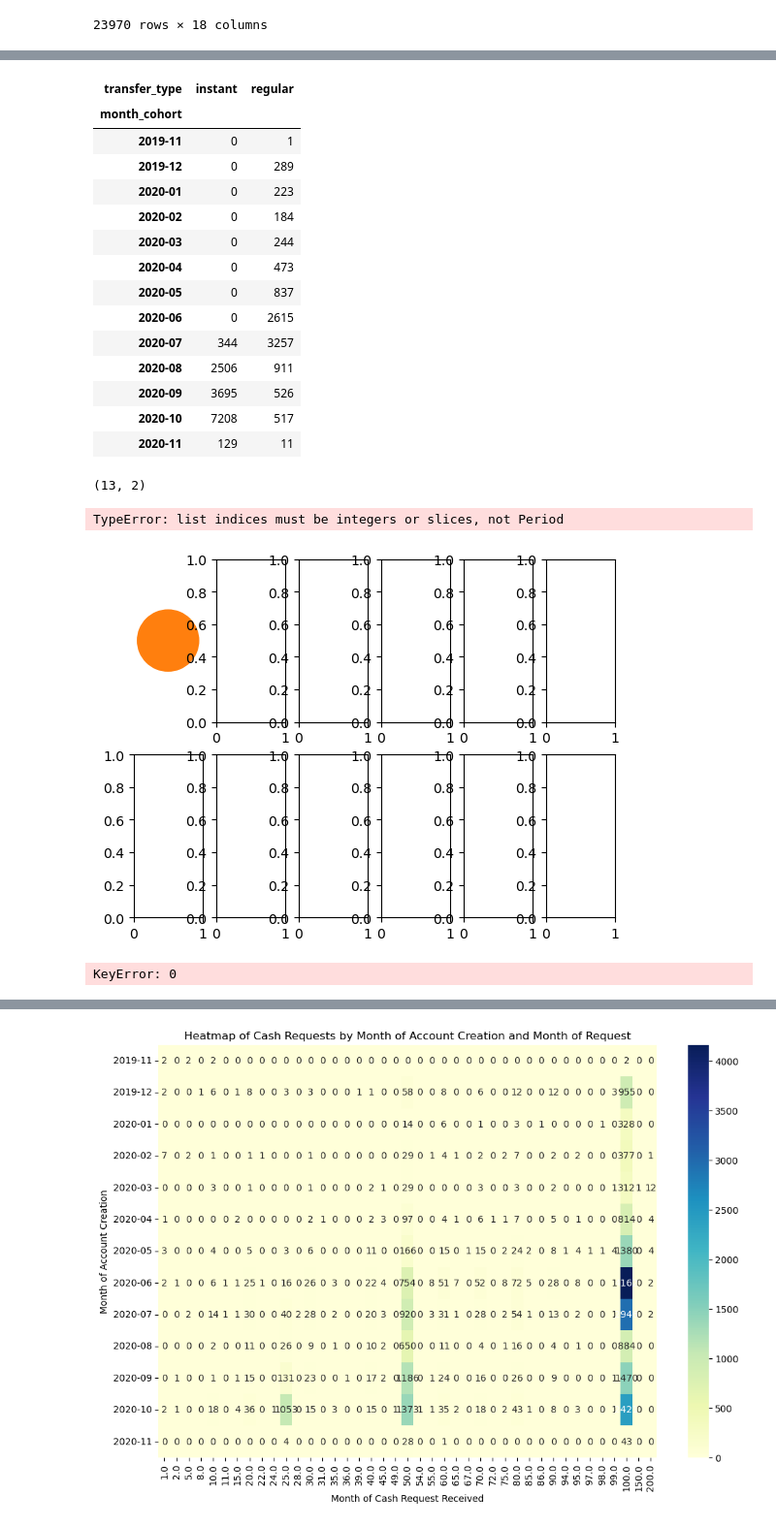
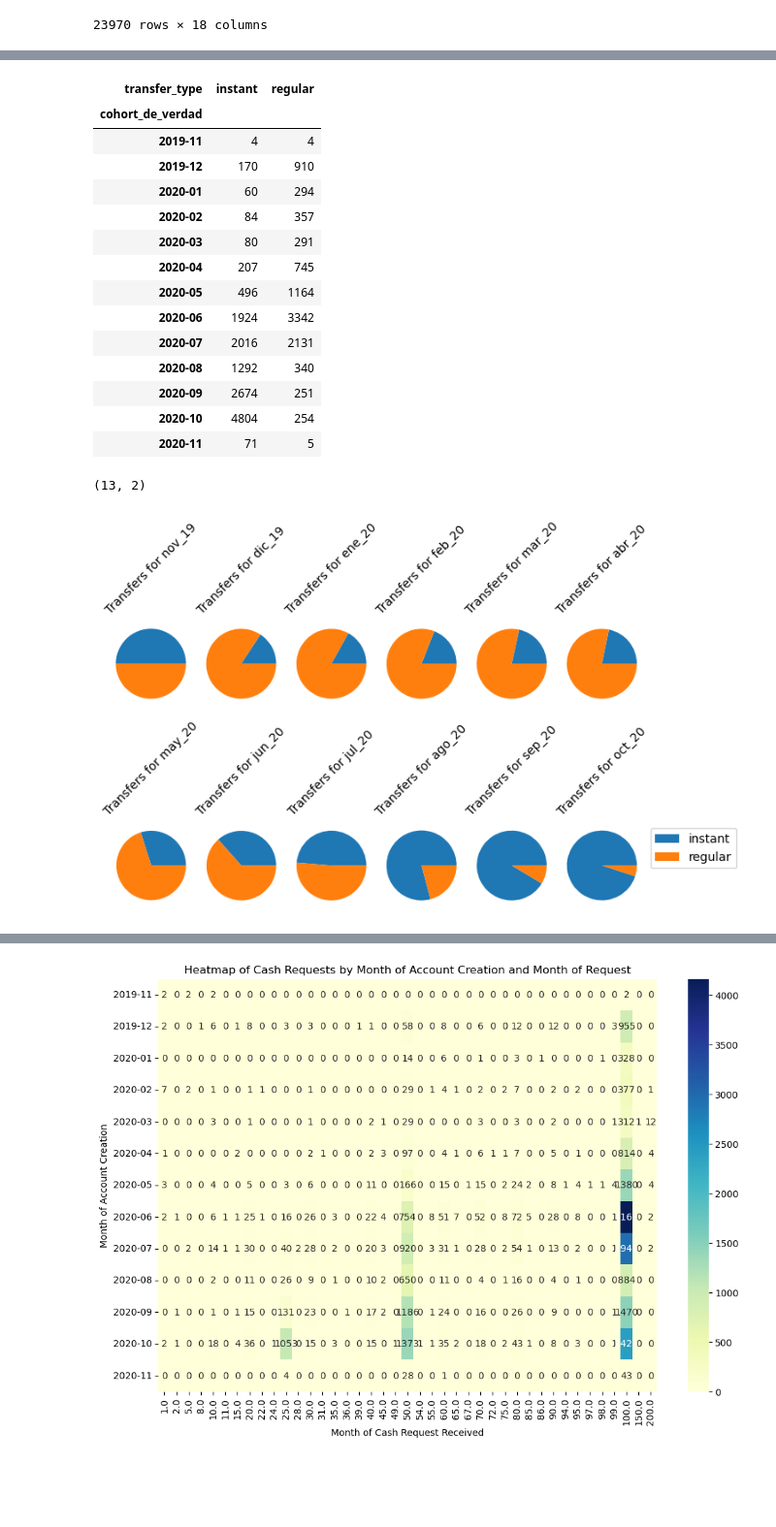
Before and after one commit to ooolychee/project-1-ironhack-payments-es, a Jupyter notebook: project1_eda.ipynb, the cells around one changed output, grey strips where cells are left out. Shown at 97% size. Drawn from its saved outputs; the diff is of its cells as text; code cells hidden in the pictures; blank space fills up the shorter version.

```diff
--- a/project1_eda.ipynb
+++ b/project1_eda.ipynb
@@ -215,19 +194,21 @@ meses_espanol = [
 
 plt.figure(figsize=(12, 6))
 
-sns.histplot(request_df_2['month_cohort'], alpha=0.5)
+request_df_2['cohort_de_verdad'] = request_df_2['cohort_de_verdad'].astype(str)
 
-plt.title('Distribución de la Cantidad de la Solicitud de Efectivo por Mes', fontsize=16)
+sns.histplot(request_df_2['cohort_de_verdad'], alpha=0.5)
 
-plt.xlabel('Mes')
+plt.title('Distribución de la Cantidad de la Solicitud de Efectivo por Cohort', fontsize=16)
+
+plt.xlabel('Cohort')
 
 plt.ylabel('Frecuencia')
 
 plt.yticks(fontsize=12)
 
-plt.xticks(ticks=range(12), labels=meses_espanol, rotation=45)
+plt.xticks(ticks=range(13), labels=meses_espanol, rotation=45)
 
-plt.xlim(0, 12)
+plt.xlim(-1, 13)
 
 plt.grid(axis='y', linestyle='--', alpha=0.7)
 
@@ -241,16 +221,0 @@ TypeError: Invalid object type at position 0
-# %%
-fig, ax = plt.subplots()
-
-request_df_2.groupby("month_cohort")["transfer_type"].count()
-#request_df_2.groupby("transfer_type").count()
-transfer_counts = request_df_2.groupby(["month_cohort", "transfer_type"]).size().unstack(fill_value=0)
-#ax.pie(request_df_2.groupby("transfer_type").count())
-transfer_counts
-#plt.figure(figsize=(8, 8))
-"""
-for idx, row in transfer_counts.iterrows():
-    # Plot a pie chart for each row
-    plt.pie(row,  startangle=140)
-    plt.show()
-
-    """
@@ -260,66 +222,64 @@ for idx, row in transfer_counts.iterrows():
 # %%
+transfer_counts = request_df_2.groupby(["cohort_de_verdad", "transfer_type"]).size().unstack(fill_value=0)
+
 transfer_counts
 # %% [output]
 | transfer_type | instant | regular |
-| month_cohort |  |  |
-| 2019-11 | 0 | 1 |
-| 2019-12 | 0 | 289 |
-| 2020-01 | 0 | 223 |
-| 2020-02 | 0 | 184 |
-| 2020-03 | 0 | 244 |
-| 2020-04 | 0 | 473 |
-| 2020-05 | 0 | 837 |
-| 2020-06 | 0 | 2615 |
-| 2020-07 | 344 | 3257 |
-| 2020-08 | 2506 | 911 |
-| 2020-09 | 3695 | 526 |
-| 2020-10 | 7208 | 517 |
-| 2020-11 | 129 | 11 |
+| cohort_de_verdad |  |  |
+| 2019-11 | 4 | 4 |
+| 2019-12 | 170 | 910 |
+| 2020-01 | 60 | 294 |
+| 2020-02 | 84 | 357 |
+| 2020-03 | 80 | 291 |
+| 2020-04 | 207 | 745 |
+| 2020-05 | 496 | 1164 |
+| 2020-06 | 1924 | 3342 |
+| 2020-07 | 2016 | 2131 |
+| 2020-08 | 1292 | 340 |
+| 2020-09 | 2674 | 251 |
+| 2020-10 | 4804 | 254 |
+| 2020-11 | 71 | 5 |
 # %%
 transfer_counts.shape
 # %% [output]
 (13, 2)
 # %%
-# Create subplots
+#Crear un Pie Chart que dice la proporcion de cash instantaneo VS regular para cada uno de los cohortes
+
 fig, axs = plt.subplots(nrows=2, ncols=6)
 
 # Iterate over each row in transfer_counts DataFrame
 for i, (idx, row) in enumerate(transfer_counts.iterrows()):
-
     if i<=5:
         # Plot a pie chart as a subplot for each row
         axs[0,i].pie(row)
 
         # Equal aspect ratio ensures that pie is drawn as a circle.
         axs[0,i].axis('equal')
 
         # Add a title with the month_cohort value
-        axs[0,i].set_title(f"Transfers for {meses_espanol[idx-1]}", size=10, rotation = 45, loc="center", pad=10)
+        axs[0,i].set_title(f"Transfers for {meses_espanol[i]}", size=10, rotation = 45)
 
-    else:
+    if i>5 and i<12:
         j=i-6
         axs[1,j].pie(row)
 
         axs[1,j].axis('equal')
 
-        axs[1,j].set_title(f"Transfers for {meses_espanol[idx-1]}", size=10, rotation = 45)
+        axs[1,j].set_title(f"Transfers for {meses_espanol[i]}", size=10, rotation = 45)
 
 
 
 
 # Adjust layout to prevent overlapping
 plt.tight_layout()
 
+#plt.legend(["instant", "regular"],  loc='best')
 plt.legend(["instant", "regular"], bbox_to_anchor=(1.05, 1), loc='upper left')
 
 
 # Show the pie chart
 plt.show()
 # %% [output]
-TypeError: list indices must be integers or slices, not Period
-[figure, old version]
+[figure, new version]
-# %%
-pivot_df = transfer_counts.pivot(index=transfer_counts[0], columns='category', values='instant')
-# %% [output]
-KeyError: 0
 # %%
```
Also changed, not shown: parts of 16 cells of this notebook.
